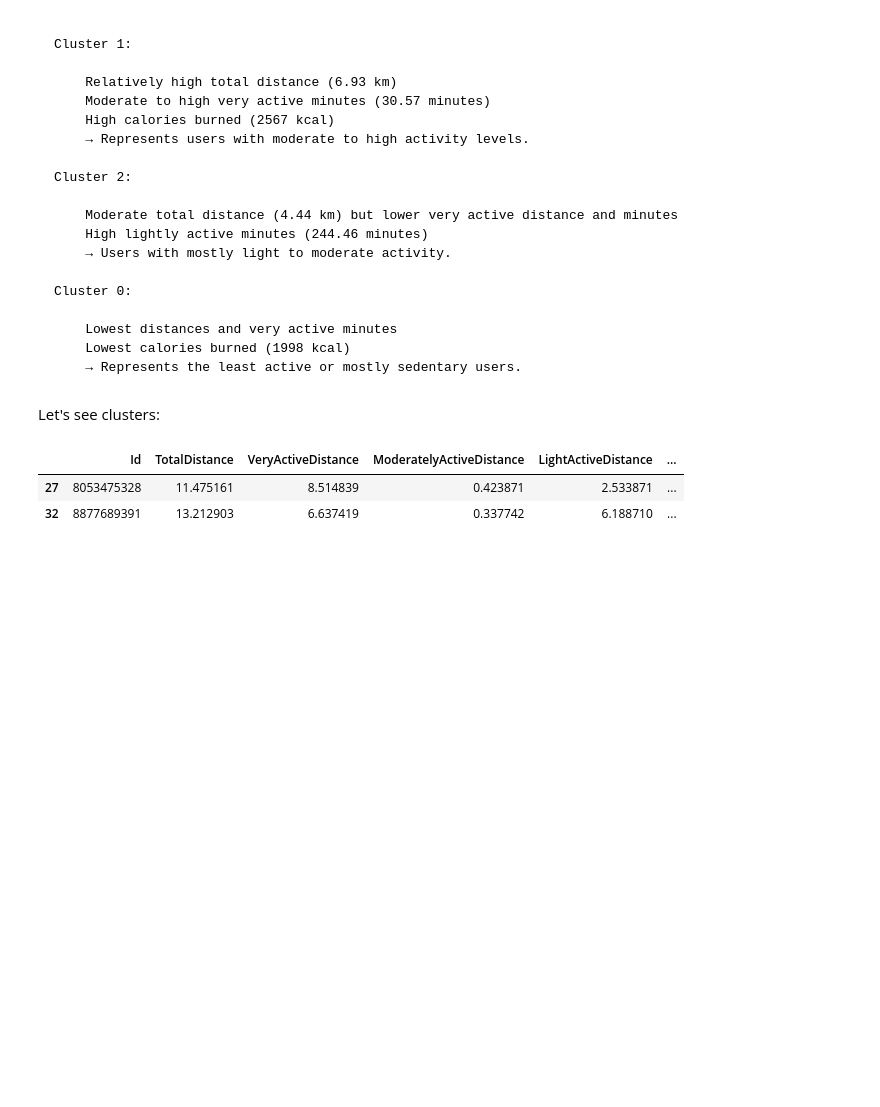
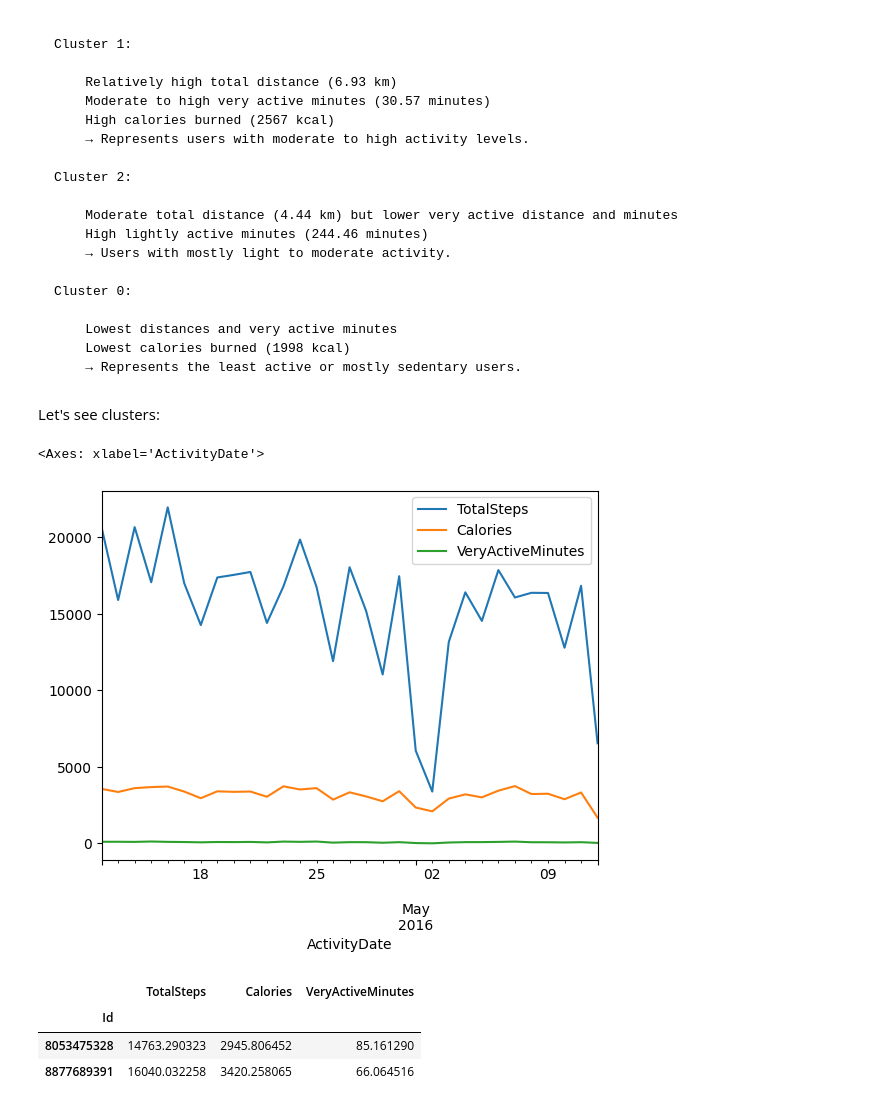
Before and after one commit to Plestan/Smartwatch-Data-Analysis, a Jupyter notebook: analysis.ipynb, the cells around one changed output. Saved outputs shown, nothing was run; the diff lists cells and outputs as text; code cells hidden in the pictures; blank space fills up the shorter version.

```diff
--- a/analysis.ipynb
+++ b/analysis.ipynb
@@ -380,7 +377,15 @@ fig.update_layout(
 
 fig.show()
 # %%
+cluster_3_ids = user_features[user_features['Cluster'] == 3]['Id']
+data[data['Id'].isin(cluster_3_ids)].groupby('ActivityDate')[['TotalSteps', 'Calories', 'VeryActiveMinutes']].mean().plot()
 # %% [output]
-|  | Id | TotalDistance | VeryActiveDistance | ModeratelyActiveDistance | LightActiveDistance | ... |
-| 27 | 8053475328 | 11.475161 | 8.514839 | 0.423871 | 2.533871 | ... |
-| 32 | 8877689391 | 13.212903 | 6.637419 | 0.337742 | 6.188710 | ... |
+<Axes: xlabel='ActivityDate'>
+[figure, added]
+# %%
+data[data['Id'].isin(cluster_3_ids)].groupby('Id')[['TotalSteps', 'Calories', 'VeryActiveMinutes']].mean()
+# %% [output]
+|  | TotalSteps | Calories | VeryActiveMinutes |
+| Id |  |  |  |
+| 8053475328 | 14763.290323 | 2945.806452 | 85.161290 |
+| 8877689391 | 16040.032258 | 3420.258065 | 66.064516 |
```
Also changed, not shown: parts of 4 cells of this notebook, 1 other file.
